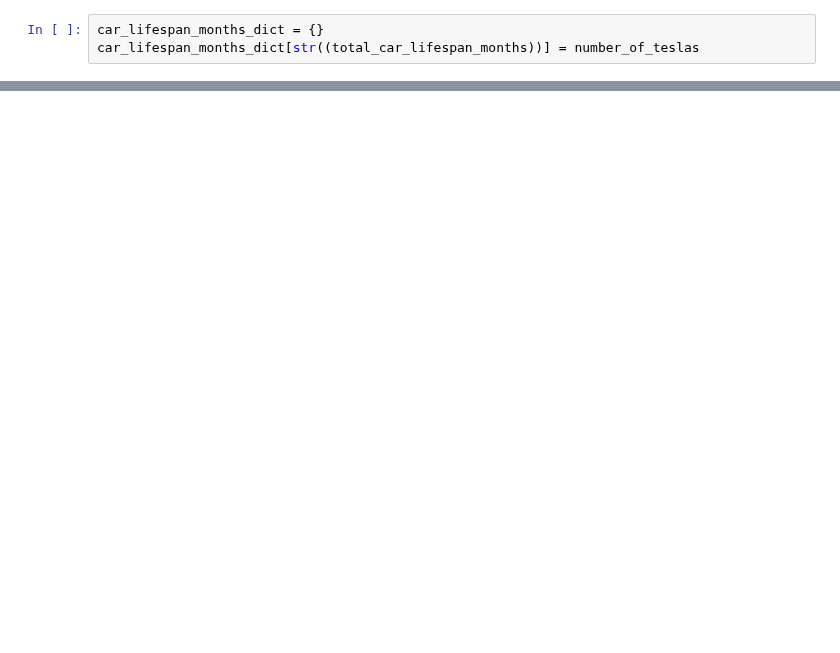
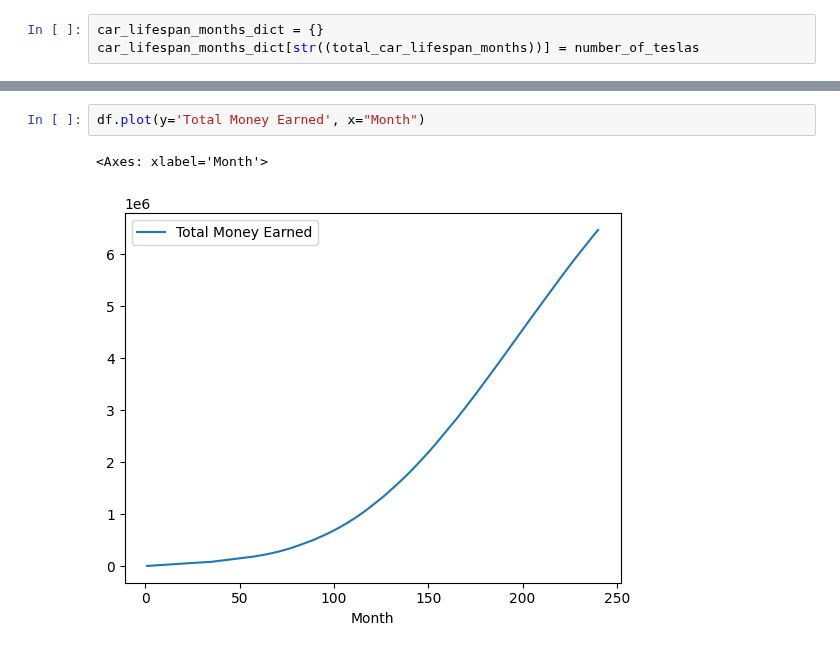
Before and after one commit to bennettftomlin/Tesla-Robotaxi-Calculations, a Jupyter notebook: exponential decay vectorized.ipynb, the cells around one changed output, grey strips where cells are left out. Saved outputs shown, nothing was run; the diff lists cells and outputs as text; blank space fills up the shorter version.

```diff
--- a/exponential decay vectorized.ipynb
+++ b/exponential decay vectorized.ipynb
@@ -117,0 +122,5 @@ df
+# %%
+df.plot(y='Total Money Earned', x="Month")
+# %% [output]
+<Axes: xlabel='Month'>
+[figure, added]
```
Also changed, not shown: parts of 9 cells of this notebook, 2 other files.
